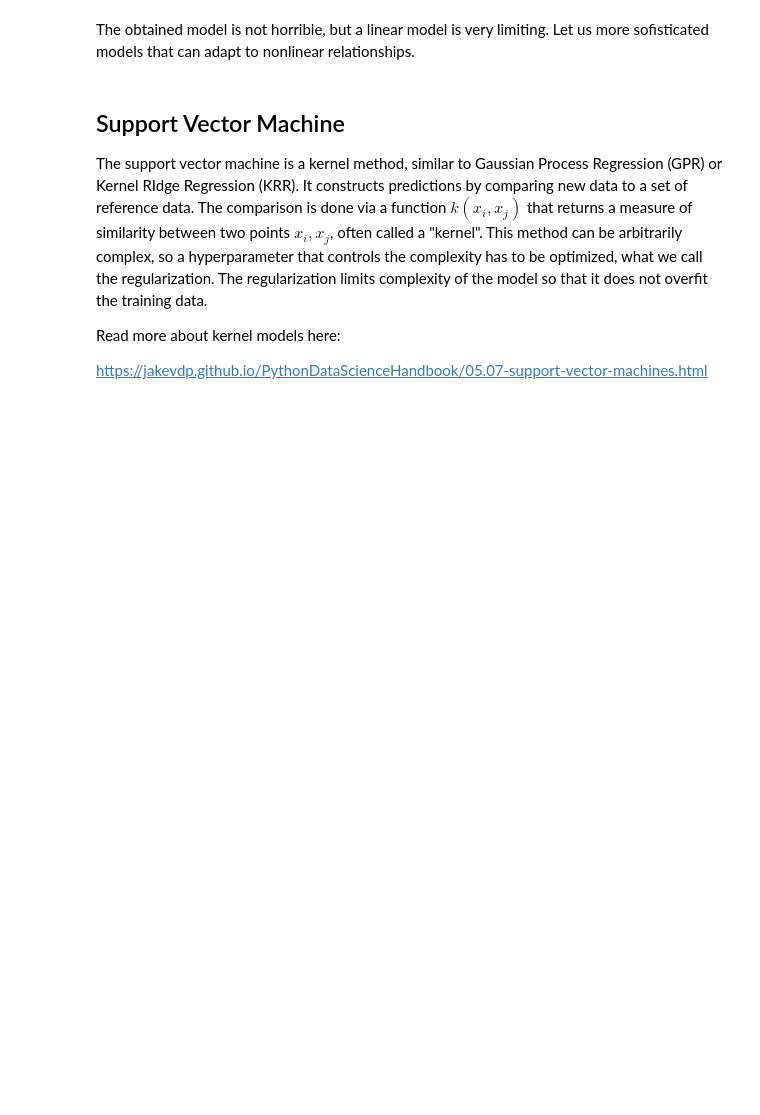
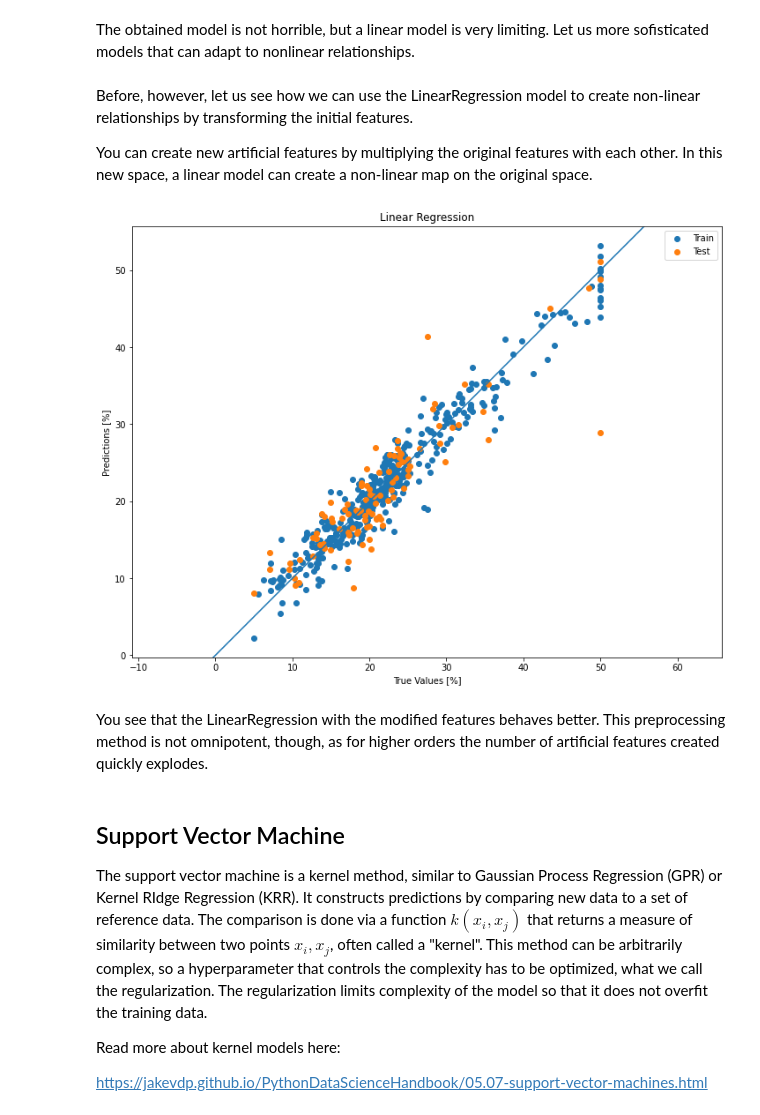
Before and after one commit to lcmd-epfl/BDML4Chem, a Jupyter notebook: 1_basic_ML_tutorial.ipynb, the cells around one changed output. Saved outputs shown, nothing was run; the diff lists cells and outputs as text; code cells hidden in the pictures; blank space fills up the shorter version.

```diff
--- a/1_basic_ML_tutorial.ipynb
+++ b/1_basic_ML_tutorial.ipynb
@@ -279,3 +268,7 @@ Score R2 on the training set: 0.7508856358979673
 Score R2 on test set: 0.668759493535632
 # %% [markdown]
 The obtained model is not horrible, but a linear model is very limiting. Let us more sofisticated models that can adapt to nonlinear relationships.
+# %% [markdown]
+Before, however, let us see how we can use the LinearRegression model to create non-linear relationships by transforming the initial features.
+
+You can create new artificial features by multiplying the original features with each other. In this new space, a linear model can create a non-linear map on the original space.
@@ -282,3 +277,30 @@ The obtained model is not horrible, but a linear model is very limiting. Let us
+# %%
+pf = sklearn.preprocessing.PolynomialFeatures(degree=2)
+X_train2 = pf.fit_transform(X_train)
+X_test2 = pf.fit_transform(X_test)
+# %%
+lin_reg = sklearn.linear_model.LinearRegression()
+
+lin_reg.fit(X_train2, Y_train)
+
+lr_train_predictions = lin_reg.predict(X_train2)
+lr_test_predictions = lin_reg.predict(X_test2)
+# %%
+plt.figure(figsize=(12,9))
+plt.scatter(Y_train, lr_train_predictions, label='Train')
+plt.scatter(Y_test, lr_test_predictions, label='Test')
+plt.legend()
+plt.title('Linear Regression')
+plt.xlabel('True Values [%]')
+plt.ylabel('Predictions [%]')
+plt.axis('equal')
+plt.xlim(plt.xlim())
+plt.ylim(plt.ylim())
+plt.plot([-1000, 1000], [-1000, 1000]);
+# %% [output]
+[figure, added]
+# %% [markdown]
+You see that the LinearRegression with the modified features behaves better. This preprocessing method is not omnipotent, though, as for higher orders the number of artificial features created quickly explodes.
 # %% [markdown]
 ## Support Vector Machine
 
```
Also changed, not shown: parts of 4 cells of this notebook, 1 other file.
